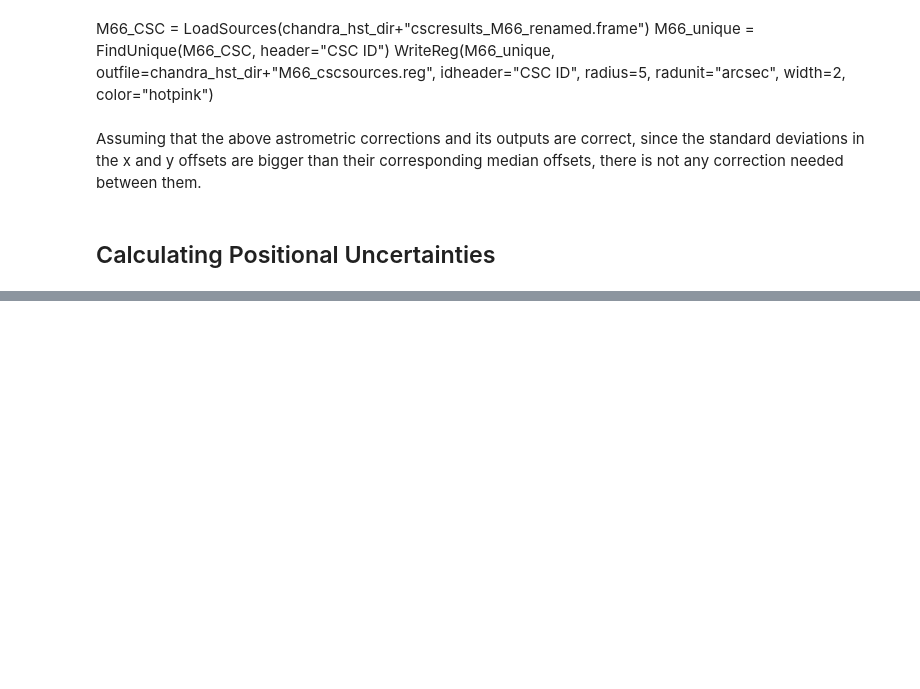
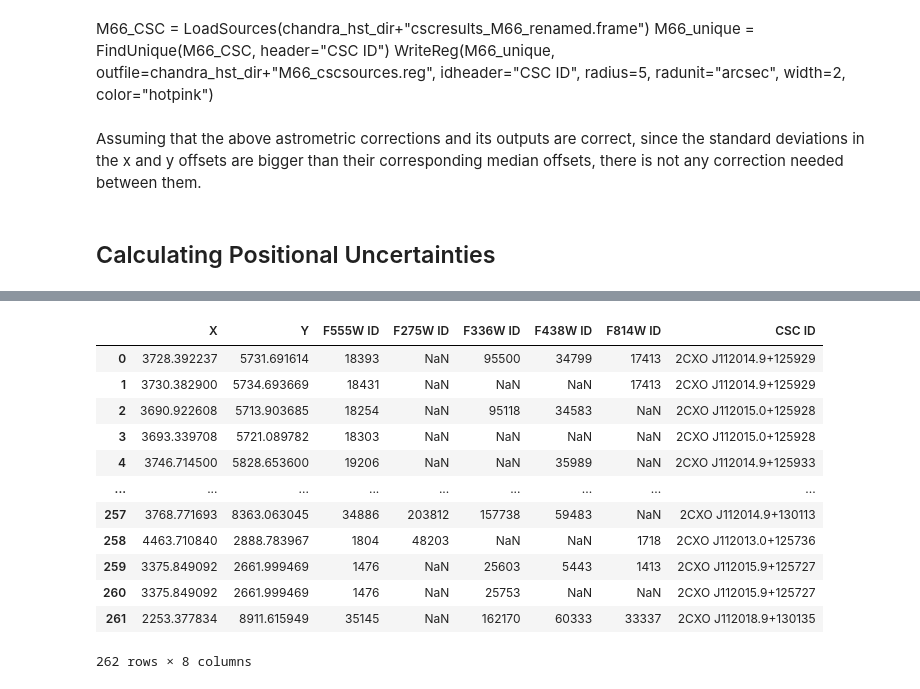
Before and after one commit to devkhullar/querx, a Jupyter notebook: M66_corrected.ipynb, the cells around one changed output, grey strips where cells are left out. Cells and saved outputs as stored; diff of their text form; code cells hidden in the pictures; blank space fills up the shorter version.

```diff
--- a/M66_corrected.ipynb
+++ b/M66_corrected.ipynb
@@ -379,0 +437,13 @@ WriteReg(M66_best, radius=M66_best['1Sig'].values.tolist(), radunit='arcsec', \
+# %%
+DaoCleanFrame = DaoClean(daosources=DaoFrame, sources=M66_best, sourceid="CSC ID",
+                         coordsys="img", coordheads=['X','Y'], radheader="2Sig (pix)",
+                         wiggle=0.5)
+
+
+# Renaming the DaoID header to "F555W ID", to match the output of the other filters
+DaoCleanFrame = DaoCleanFrame.rename(columns={'DaoID': 'F555W ID'})
+
+display(DaoCleanFrame)
+
+WriteReg(DaoCleanFrame, coordsys='fk5', width=2, radius=0.2, radunit='arcsec',
+         outfile=chandra_hst_dir+'M66_daoclean_f555w_wfc3_fk5.reg')
@@ -379,0 +470,12 @@ WriteReg(M66_best, radius=M66_best['1Sig'].values.tolist(), radunit='arcsec', \
+# %%
+cd(hstdir)
+regions = ["M66_daofind_f275w_wfc3_img.reg",
+           "M66_daofind_f336w_wfc3_img.reg",
+           "M66_daofind_f438w_wfc3_img.reg",
+           "M66_daofind_f814w_wfc3_img.reg"]
+
+DaoCleanMatch = Crossref(DaoCleanFrame, regions=regions, catalogs=['F275W', 'F336W', 'F438W', 'F814W'],
+                        coordheads=['X','Y'], sourceid="F555W ID",
+                        outfile="M66_daoclean_matches.frame")
+
+DaoCleanMatch
@@ -379,0 +498,28 @@ WriteReg(M66_best, radius=M66_best['1Sig'].values.tolist(), radunit='arcsec', \
+# %%
+# Adding "CSC ID" to columns in DaoCleanMatch
+DaoCleanMatch["CSC ID"] = None
+
+# Adding the CSC IDs of each source the daosources are associated with
+for i in range(len(DaoCleanMatch)):
+    # Searches for the CSC ID associated with each F555W ID (DaoID in DaoCleanFrame)
+    tempid = DaoCleanMatch["F555W ID"][i]
+    tempcsc = Find(DaoCleanFrame, "F555W ID = " + str(tempid))["CSC ID"][0]
+    DaoCleanMatch["CSC ID"][i] = tempcsc
+
+# Updating the DataFrame
+DaoCleanMatch.to_csv(hstdir+"M66_daoclean_matches.frame")
+display(DaoCleanMatch)
+# %% [output]
+|  | X | Y | F555W ID | F275W ID | F336W ID | F438W ID | F814W ID | CSC ID |
+| 0 | 3728.392237 | 5731.691614 | 18393 | NaN | 95500 | 34799 | 17413 | 2CXO J112014.9+125929 |
+| 1 | 3730.382900 | 5734.693669 | 18431 | NaN | NaN | NaN | 17413 | 2CXO J112014.9+125929 |
+| 2 | 3690.922608 | 5713.903685 | 18254 | NaN | 95118 | 34583 | NaN | 2CXO J112015.0+125928 |
+| 3 | 3693.339708 | 5721.089782 | 18303 | NaN | NaN | NaN | NaN | 2CXO J112015.0+125928 |
+| 4 | 3746.714500 | 5828.653600 | 19206 | NaN | NaN | 35989 | NaN | 2CXO J112014.9+125933 |
+| ... | ... | ... | ... | ... | ... | ... | ... | ... |
+| 257 | 3768.771693 | 8363.063045 | 34886 | 203812 | 157738 | 59483 | NaN | 2CXO J112014.9+130113 |
+| 258 | 4463.710840 | 2888.783967 | 1804 | 48203 | NaN | NaN | 1718 | 2CXO J112013.0+125736 |
+| 259 | 3375.849092 | 2661.999469 | 1476 | NaN | 25603 | 5443 | 1413 | 2CXO J112015.9+125727 |
+| 260 | 3375.849092 | 2661.999469 | 1476 | NaN | 25753 | NaN | NaN | 2CXO J112015.9+125727 |
+| 261 | 2253.377834 | 8911.615949 | 35145 | NaN | 162170 | 60333 | 33337 | 2CXO J112018.9+130135 |
+262 rows × 8 columns
```
Also changed, not shown: parts of 22 cells of this notebook.
